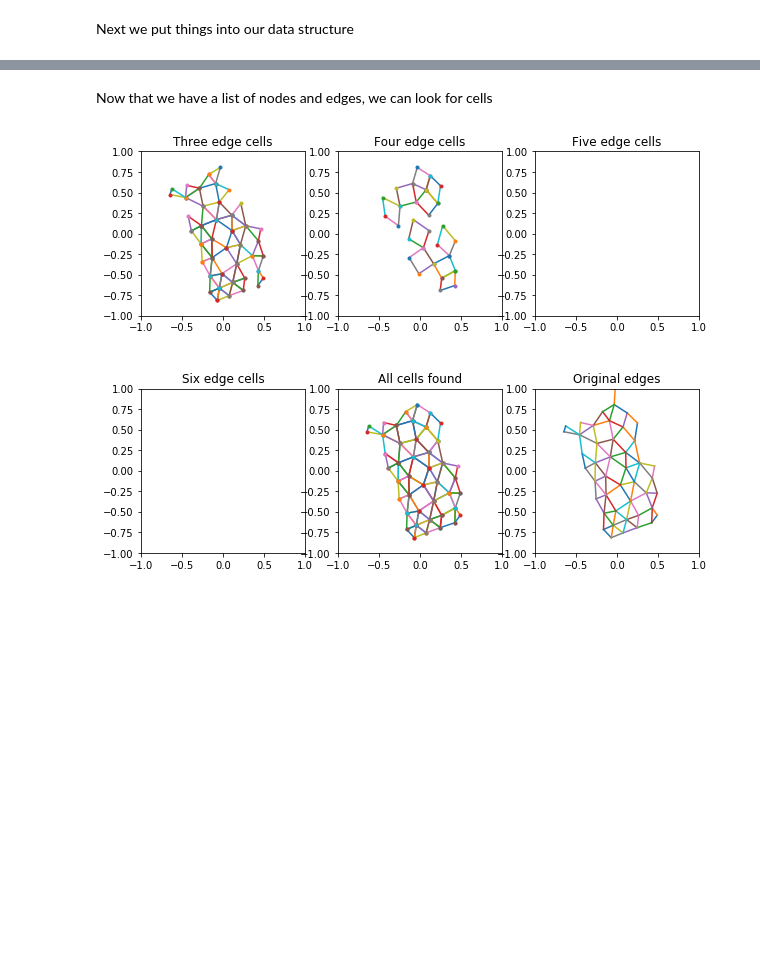
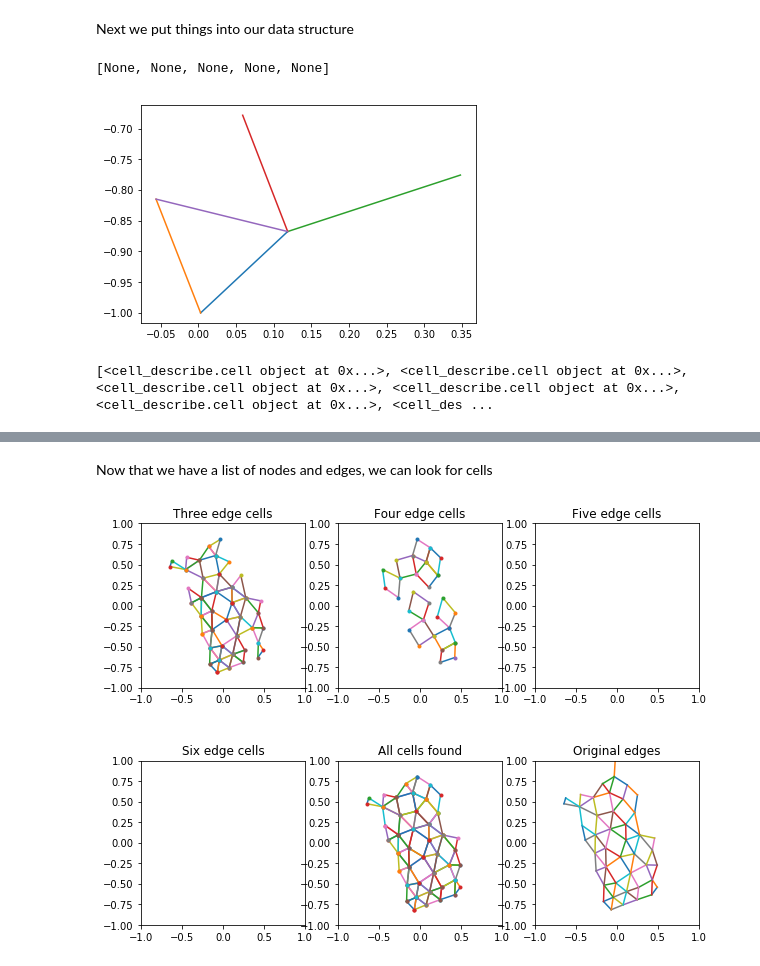
Before and after one commit to AllenCellModeling/DLITE, a Jupyter notebook: notebooks/Networkx_angle_code.ipynb, the cells around one changed output, grey strips where cells are left out. Saved outputs shown, nothing was run; the diff lists cells and outputs as text; code cells hidden in the pictures; blank space fills up the shorter version.

```diff
--- a/notebooks/Networkx_angle_code.ipynb
+++ b/notebooks/Networkx_angle_code.ipynb
@@ -29,3 +29,35 @@ from cell_describe import node, edge, cell
 a = {x:node([list(v)[0], list(v)[1]]) for (x,v) in list(pos.items())}
 edges = [edge(a[v[0]], a[v[1]], None) for v in list(graph.edges)]
 nodes = [a[x] for x,v in list(pos.items())]
+# %%
+import matplotlib.pyplot as plt
+
+fig, ax = plt.subplots(1,1)
+[e.plot(ax) for e in edges[0:5]]
+# %% [output]
+[None, None, None, None, None]
+[figure, added]
+# %%
+cells = []
+for e in edges:
+    cell = e.which_cell(edges, 1, 10)
+    check = 0
+    if cell != []:
+        for c in cells:
+            if set(cell.edges) == set(c.edges):
+                check = 1
+        if check == 0:
+            cells.append(cell)
+
+    cell = e.which_cell(edges, 0, 10)
+    check = 0
+    if cell != []:
+        for c in cells:
+            if set(cell.edges) == set(c.edges):
+                check = 1
+        if check == 0:
+            cells.append(cell)
+
+print(cells)
+# %% [output]
+[<cell_describe.cell object at 0x...>, <cell_describe.cell object at 0x...>, <cell_describe.cell object at 0x...>, <cell_describe.cell object at 0x...>, <cell_describe.cell object at 0x...>, <cell_des ...
```
Also changed, not shown: parts of 2 cells of this notebook, 2 other files.
